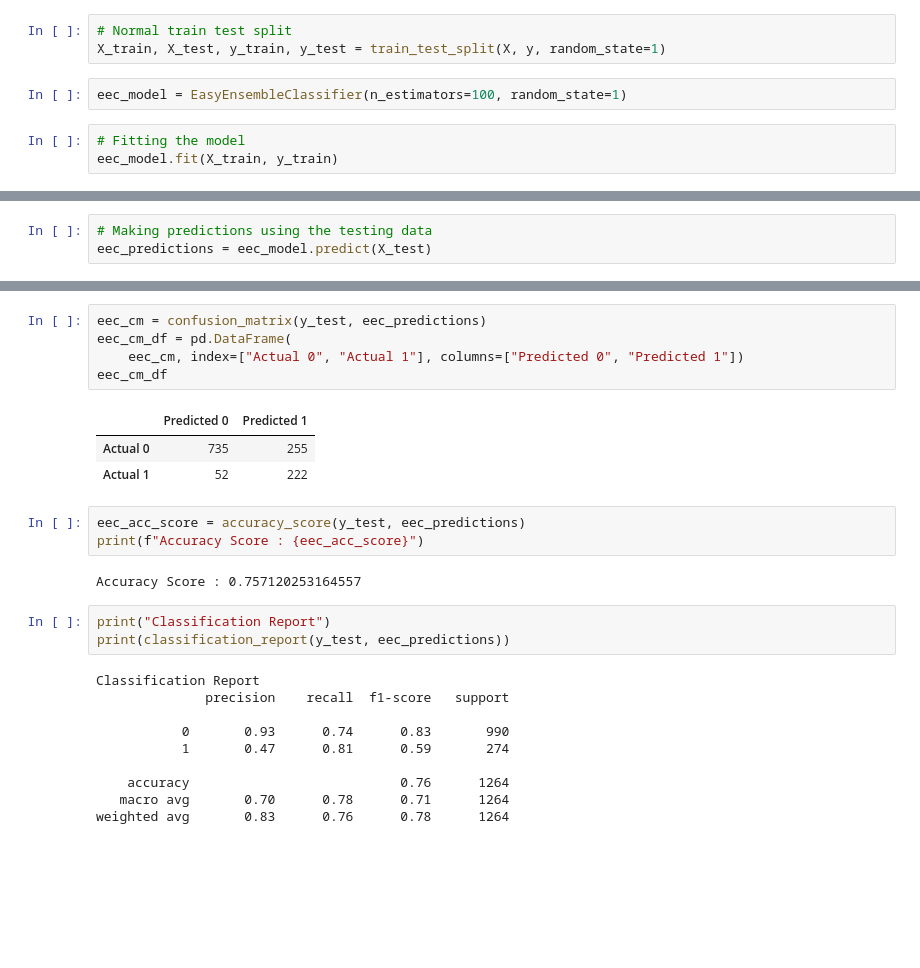
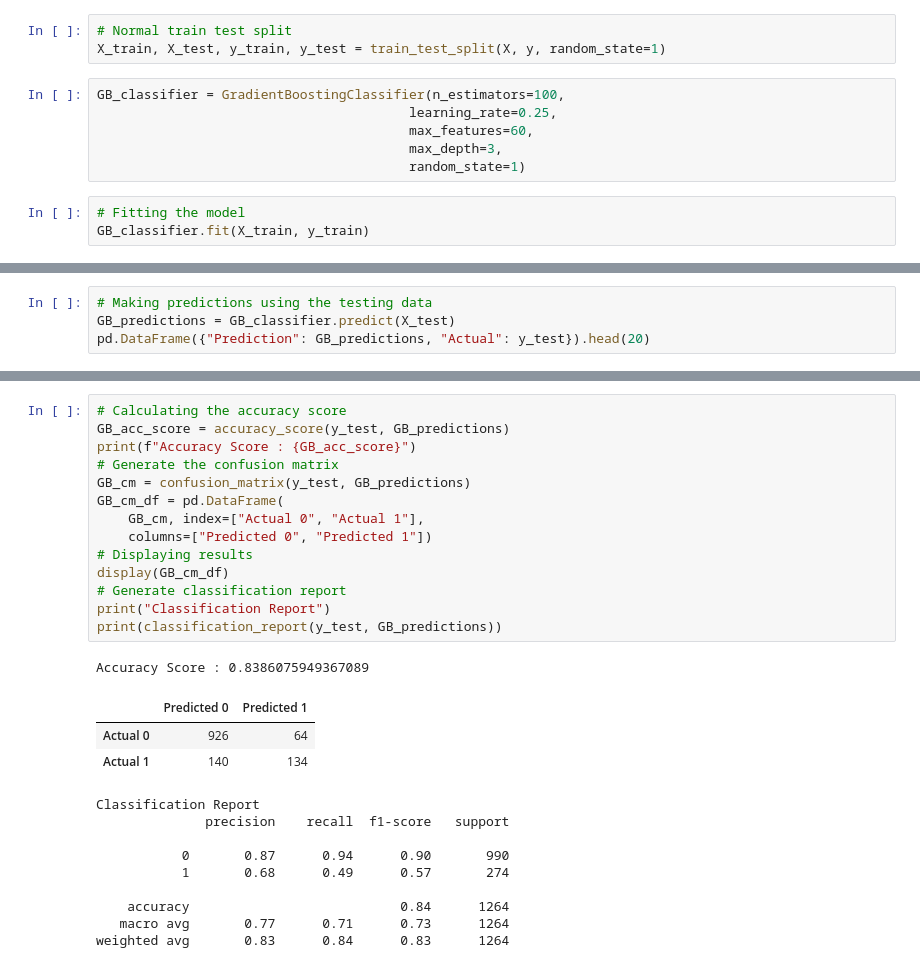
Before and after one commit to godak9/Final_Project, a Jupyter notebook: Machine_Learning/Chosen_Model.ipynb, the cells around one changed output, grey strips where cells are left out. Cells and saved outputs as stored; diff of their text form; blank space fills up the shorter version.

Commit message:
Solidifying ML model

```diff
--- a/Machine_Learning/Chosen_Model.ipynb
+++ b/Machine_Learning/Chosen_Model.ipynb
@@ -127,8 +127,12 @@ y = shark_bite_encoded['fatal']
 # Normal train test split
 X_train, X_test, y_train, y_test = train_test_split(X, y, random_state=1)
 # %%
-eec_model = EasyEnsembleClassifier(n_estimators=100, random_state=1)
+GB_classifier = GradientBoostingClassifier(n_estimators=100,
+                                        learning_rate=0.25,
+                                        max_features=60,
+                                        max_depth=3,
+                                        random_state=1)
 # %%
 # Fitting the model
-eec_model.fit(X_train, y_train)
+GB_classifier.fit(X_train, y_train)
 # %% [output]
@@ -136,3 +140,4 @@ EasyEnsembleClassifier(n_estimators=100, random_state=1)
 # %%
 # Making predictions using the testing data
-eec_predictions = eec_model.predict(X_test)
+GB_predictions = GB_classifier.predict(X_test)
+pd.DataFrame({"Prediction": GB_predictions, "Actual": y_test}).head(20)
@@ -139,27 +162,28 @@ eec_predictions = eec_model.predict(X_test)
 # %%
-eec_cm = confusion_matrix(y_test, eec_predictions)
-eec_cm_df = pd.DataFrame(
-    eec_cm, index=["Actual 0", "Actual 1"], columns=["Predicted 0", "Predicted 1"])
-eec_cm_df
+# Calculating the accuracy score
+GB_acc_score = accuracy_score(y_test, GB_predictions)
+print(f"Accuracy Score : {GB_acc_score}")
+# Generate the confusion matrix
+GB_cm = confusion_matrix(y_test, GB_predictions)
+GB_cm_df = pd.DataFrame(
+    GB_cm, index=["Actual 0", "Actual 1"],
+    columns=["Predicted 0", "Predicted 1"])
+# Displaying results
+display(GB_cm_df)
+# Generate classification report
+print("Classification Report")
+print(classification_report(y_test, GB_predictions))
 # %% [output]
+Accuracy Score : 0.8386075949367089
 |  | Predicted 0 | Predicted 1 |
-| Actual 0 | 735 | 255 |
-| Actual 1 | 52 | 222 |
+| Actual 0 | 926 | 64 |
+| Actual 1 | 140 | 134 |
+Classification Report
+              precision    recall  f1-score   support
+
+           0       0.87      0.94      0.90       990
+           1       0.68      0.49      0.57       274
+
+    accuracy                           0.84      1264
+   macro avg       0.77      0.71      0.73      1264
+weighted avg       0.83      0.84      0.83      1264
-# %%
-eec_acc_score = accuracy_score(y_test, eec_predictions)
-print(f"Accuracy Score : {eec_acc_score}")
-# %% [output]
-Accuracy Score : 0.757120253164557
-# %%
-print("Classification Report")
-print(classification_report(y_test, eec_predictions))
-# %% [output]
-Classification Report
-              precision    recall  f1-score   support
-
-           0       0.93      0.74      0.83       990
-           1       0.47      0.81      0.59       274
-
-    accuracy                           0.76      1264
-   macro avg       0.70      0.78      0.71      1264
-weighted avg       0.83      0.76      0.78      1264
```
Also changed, not shown: parts of 5 cells of this notebook, 7 other files.
